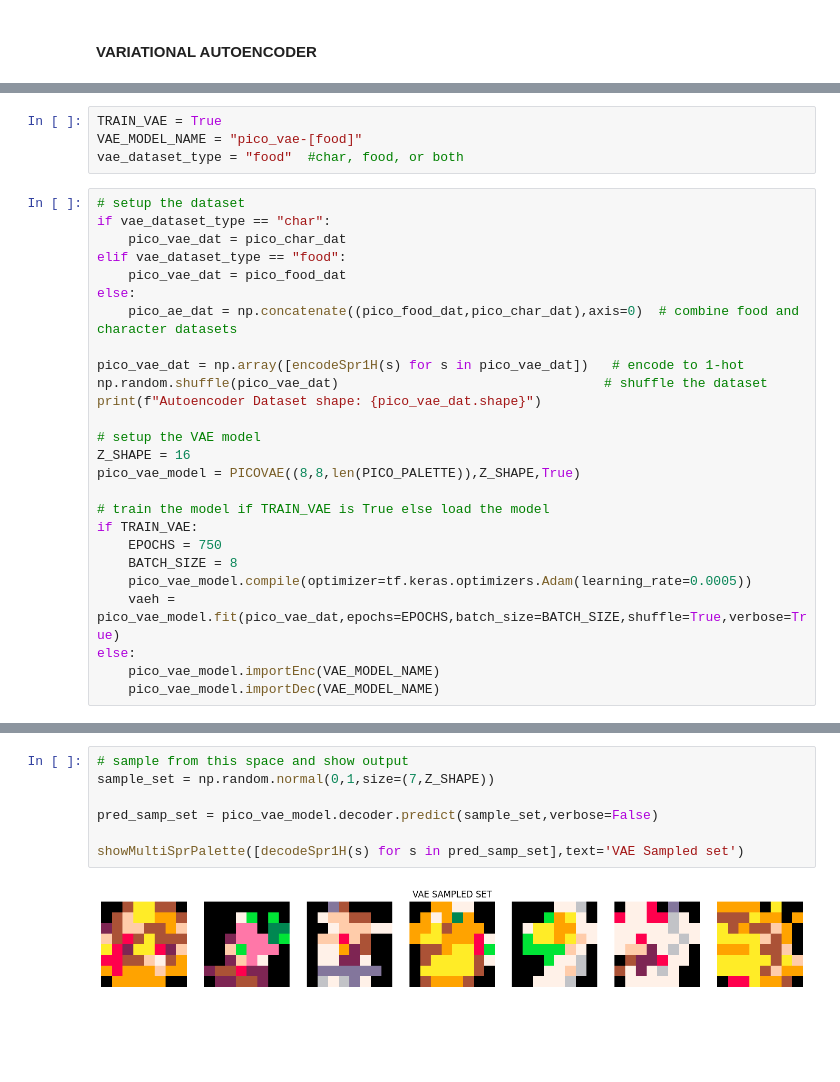
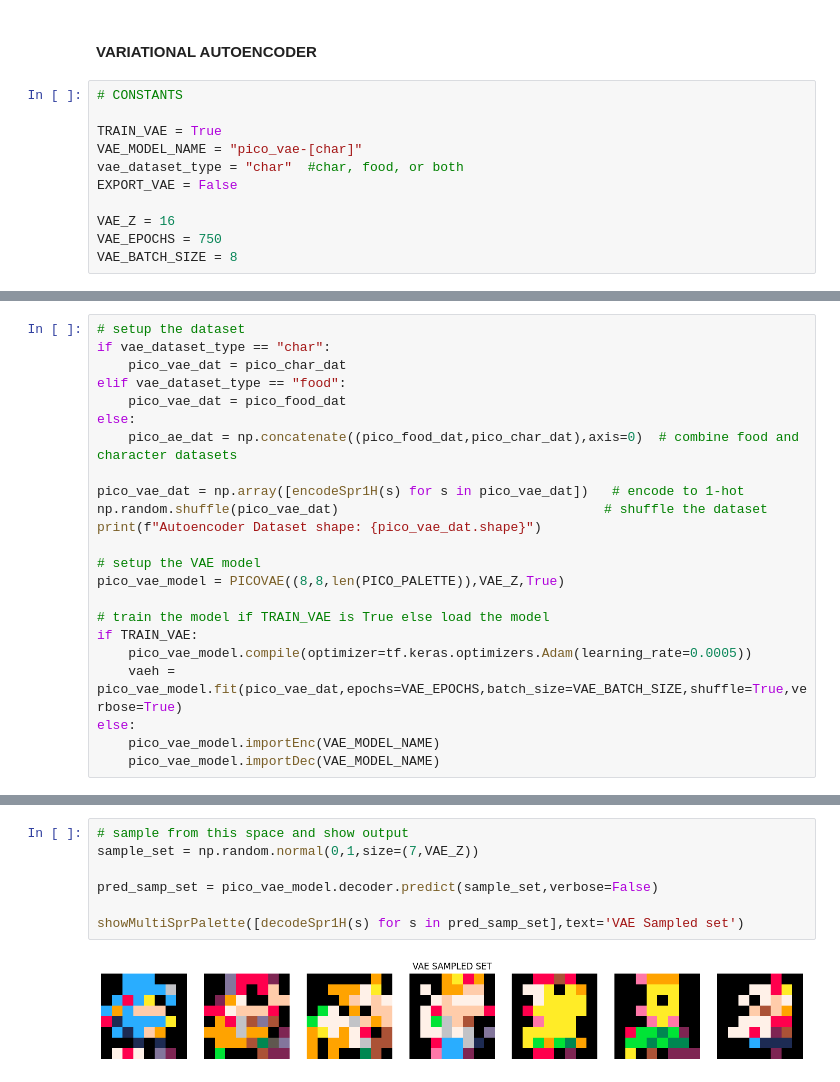
Before and after one commit to MasterMilkX/BMO_chatbot_prototype, a Jupyter notebook: Experimental_Notebooks/sprite_autoencoder.ipynb, the cells around one changed output, grey strips where cells are left out. Cells and saved outputs as stored; diff of their text form; blank space fills up the shorter version.

```diff
--- a/Experimental_Notebooks/sprite_autoencoder.ipynb
+++ b/Experimental_Notebooks/sprite_autoencoder.ipynb
@@ -363,6 +360,17 @@ WARNING:tensorflow:Compiled the loaded model, but the compiled metrics have yet
 WARNING:tensorflow:Compiled the loaded model, but the compiled metrics have yet to be built. `model.compile_metrics` will be empty until you train or evaluate the model.
 # %% [markdown]
 #### VARIATIONAL AUTOENCODER
+# %%
+# CONSTANTS
+
+TRAIN_VAE = True
+VAE_MODEL_NAME = "pico_vae-[char]"
+vae_dataset_type = "char"  #char, food, or both
+EXPORT_VAE = False
+
+VAE_Z = 16
+VAE_EPOCHS = 750
+VAE_BATCH_SIZE = 8
 # %%
 ##  BASIC VAE  ##
 
@@ -494,10 +491,6 @@ class PICOVAE(Model):
 
     def importEnc(self,name):
         self.encoder = load_model(f"../models/gen_models/vaes/{name}_encoder.h5")
-# %%
-TRAIN_VAE = True
-VAE_MODEL_NAME = "pico_vae-[food]"
-vae_dataset_type = "food"  #char, food, or both
 # %%
 # setup the dataset
 if vae_dataset_type == "char":
@@ -512,15 +505,12 @@ np.random.shuffle(pico_vae_dat)                                  # shuffle the d
 print(f"Autoencoder Dataset shape: {pico_vae_dat.shape}")
 
 # setup the VAE model
-Z_SHAPE = 16
-pico_vae_model = PICOVAE((8,8,len(PICO_PALETTE)),Z_SHAPE,True)
+pico_vae_model = PICOVAE((8,8,len(PICO_PALETTE)),VAE_Z,True)
 
 # train the model if TRAIN_VAE is True else load the model
 if TRAIN_VAE:
-    EPOCHS = 750
-    BATCH_SIZE = 8
     pico_vae_model.compile(optimizer=tf.keras.optimizers.Adam(learning_rate=0.0005))
-    vaeh = pico_vae_model.fit(pico_vae_dat,epochs=EPOCHS,batch_size=BATCH_SIZE,shuffle=True,verbose=True)
+    vaeh = pico_vae_model.fit(pico_vae_dat,epochs=VAE_EPOCHS,batch_size=VAE_BATCH_SIZE,shuffle=True,verbose=True)
 else:
     pico_vae_model.importEnc(VAE_MODEL_NAME)
     pico_vae_model.importDec(VAE_MODEL_NAME)
@@ -611,11 +601,11 @@ showMultiSprPalette([decodeSpr1H(s) for s in inter_pred],text=f'VAE Interpolatio
 # %%
 # sample from this space and show output
-sample_set = np.random.normal(0,1,size=(7,Z_SHAPE))
+sample_set = np.random.normal(0,1,size=(7,VAE_Z))
 
 pred_samp_set = pico_vae_model.decoder.predict(sample_set,verbose=False)
 
 showMultiSprPalette([decodeSpr1H(s) for s in pred_samp_set],text='VAE Sampled set')
 # %% [output]
-[figure, old version]
+[figure, new version]
 # %%
 # export the model
```
Also changed, not shown: parts of 8 cells of this notebook.
